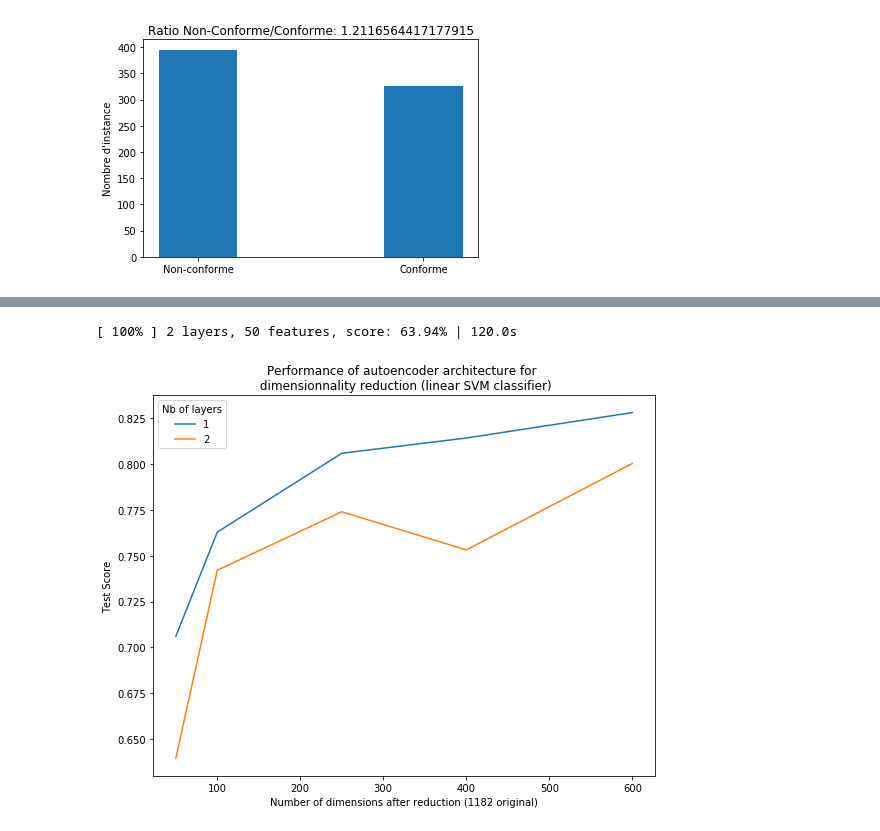
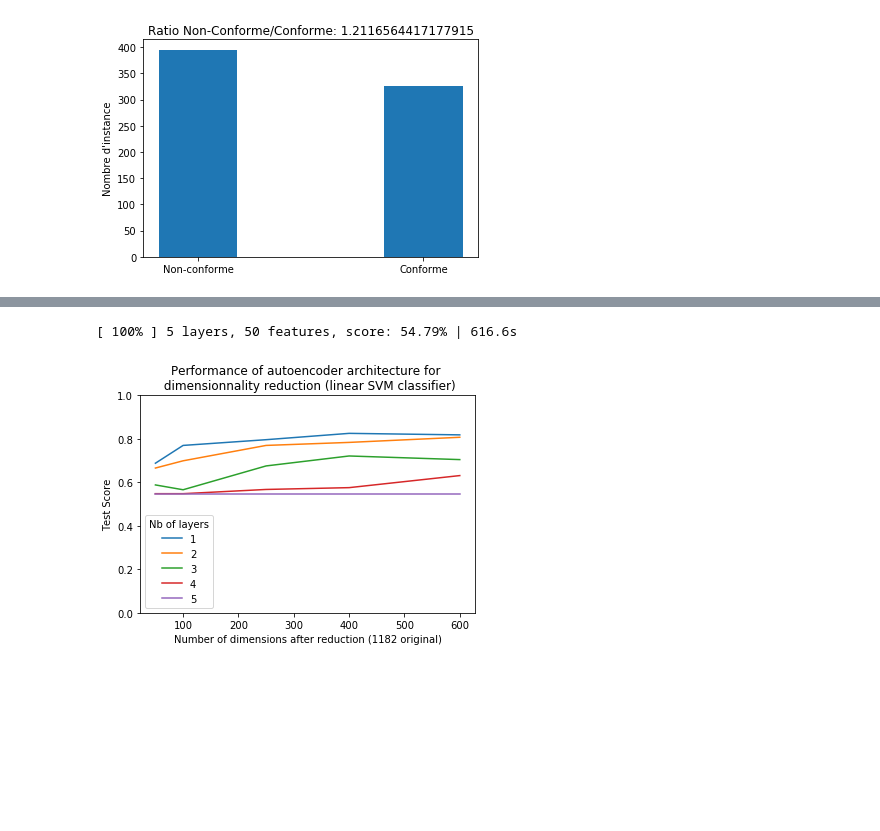
Before and after one commit to benjaminMatteJean/Projet4101, a Jupyter notebook: Clustering.ipynb, the cells around one changed output, grey strips where cells are left out. Cells and saved outputs as stored; diff of their text form; code cells hidden in the pictures; blank space fills up the shorter version.

Commit message:
test d'optimisation de la réduction de dimentionnalitée

```diff
--- a/Clustering.ipynb
+++ b/Clustering.ipynb
@@ -61,10 +64,12 @@ from matplotlib import pyplot
 smaller_unlabeled = numpy.load('smaller_unlabeled.npy')
 labeled = numpy.load('labeled.npy')
 
-X, y = labeled[:, :-1], labeled[:, -1]
-X_train, X_test, y_train, y_test = train_test_split(X, y, test_size=0.5, random_state=42)
+X, y_labeled = labeled[:, :-1], labeled[:, -1].astype(int)
+X_train, X_test, y_train, y_test = train_test_split(X, y_labeled, test_size=0.5, random_state=42)
 
 # Convert Data to pytorch tensors
+device = "cuda" if torch.cuda.is_available() else "cpu"
+X_tensor = torch.from_numpy(X).float().to(device)
 X_train_tensor = torch.from_numpy(X_train).float().to(device)
 y_train_tensor = torch.from_numpy(y_train).float().to(device)
 X_test_tensor = torch.from_numpy(X_test).float().to(device)
@@ -293,15 +345,18 @@ print("Score on all dimensions:", score)
 # Input_dimensions length
 input_d = numpy.shape(smaller_unlabeled)[1]
 k_features = 100
-nb_layers = 2
+nb_layers = 3
 
 encoder = Encoder(dimensions=input_d,
                     k_features=k_features,
-                    nb_layers=nb_layers
+                    nb_layers=nb_layers,
+                    activation=nn.ELU(),
+                    init=nn.init.kaiming_normal_
                    )
 
-# train on unlabeled data
-pretrainAutoEncoder(encoder, nb_epoch=20, verbose=True, plot_loss=False)
+# pretrain on unlabeled data
+print('Pretraining autoencoder:')
+trainAutoEncoder(encoder, nb_epoch=5, verbose=True, plot_loss=False)
 
 # Reduce dimensions on inputs
 encoder.eval()
@@ -314,6 +369,23 @@ clf.fit(X_train_reduced, y_train)
 
 # Calculate validation performance
 score = clf.score(X_test_reduced, y_test)
-print(f"Score on {k_features} dimensions:", score)
+print(f"Score on {k_features} dimensions (before clustering):", score)
+
+# # optimise for clustering on labeled data
+# print('Optimising autoencoder for clustering:')
+# trainAutoEncoder(encoder, nb_epoch=10, verbose=True, plot_loss=False, cluster=True)
+
+# # Reduce dimensions on inputs
+# encoder.eval()
+# X_train_reduced = encoder(X_train_tensor).detach().numpy()
+# X_test_reduced = encoder(X_test_tensor).detach().numpy()
+
+# # Train Linear SVM
+# clf = LinearSVC()
+# clf.fit(X_train_reduced, y_train)
+
+# # Calculate validation performance
+# score = clf.score(X_test_reduced, y_test)
+# print(f"Score on {k_features} dimensions (after clustering):", score)
 # %% [output]
 Score on all dimensions: 0.841886269070735
@@ -342,7 +405,7 @@ start_time = time.time()
 input_d = numpy.shape(smaller_unlabeled)[1]
 
 K = [600, 400, 250, 100, 50]
-L = [1, 2]
+L = [1, 2, 3, 4, 5]
 
 step = 1/(len(K)*len(L))
 
@@ -350,38 +413,39 @@ for i, l in enumerate(L):
     scores = []
     for j, k in enumerate(K):
         encoder = Encoder(dimensions=input_d,
-                            k_features=k,
-                            nb_layers=l)
+                          k_features=k,
+                          nb_layers=l)
 
         # train on unlabeled data
-        pretrainAutoEncoder(encoder, nb_epoch=10, verbose=False)
+        trainAutoEncoder(encoder, nb_epoch=10, verbose=False)
 
 
         # Reduce dimensions on inputs
         encoder.eval()
         X_train_reduced = encoder(X_train_tensor).detach().numpy()
         X_test_reduced = encoder(X_test_tensor).detach().numpy()
 
         # Train Linear SVM
         clf = LinearSVC()
         clf.fit(X_train_reduced, y_train)
 
         # Calculate validation performance
         score = clf.score(X_test_reduced, y_test)
         scores.append(score)
 
         # Display progress
         progress = 100*((step*(i)*len(K))+(step*(j+1)))
         print(f'[ {progress:.0f}% ] {l} layers, {k} features, score: {(100*score):.2f}% | {(time.time()-start_time):.1f}s \t', end='\r')
 
     pyplot.plot(K, scores, label=f'{l}')
 
 pyplot.title(f'Performance of autoencoder architecture for \n dimensionnality reduction (linear SVM classifier)')
 pyplot.ylabel('Test Score')
+pyplot.ylim(0, 1)
 pyplot.xlabel(f'Number of dimensions after reduction ({input_d} original)')
 pyplot.legend(title="Nb of layers")
 pyplot.show()
 # %% [output]
-[ 100% ] 2 layers, 50 features, score: 63.94% | 120.0s
+[ 100% ] 5 layers, 50 features, score: 54.79% | 616.6s
-[figure, old version]
+[figure, new version]
 # %%
```
Also changed, not shown: parts of 7 cells of this notebook.
